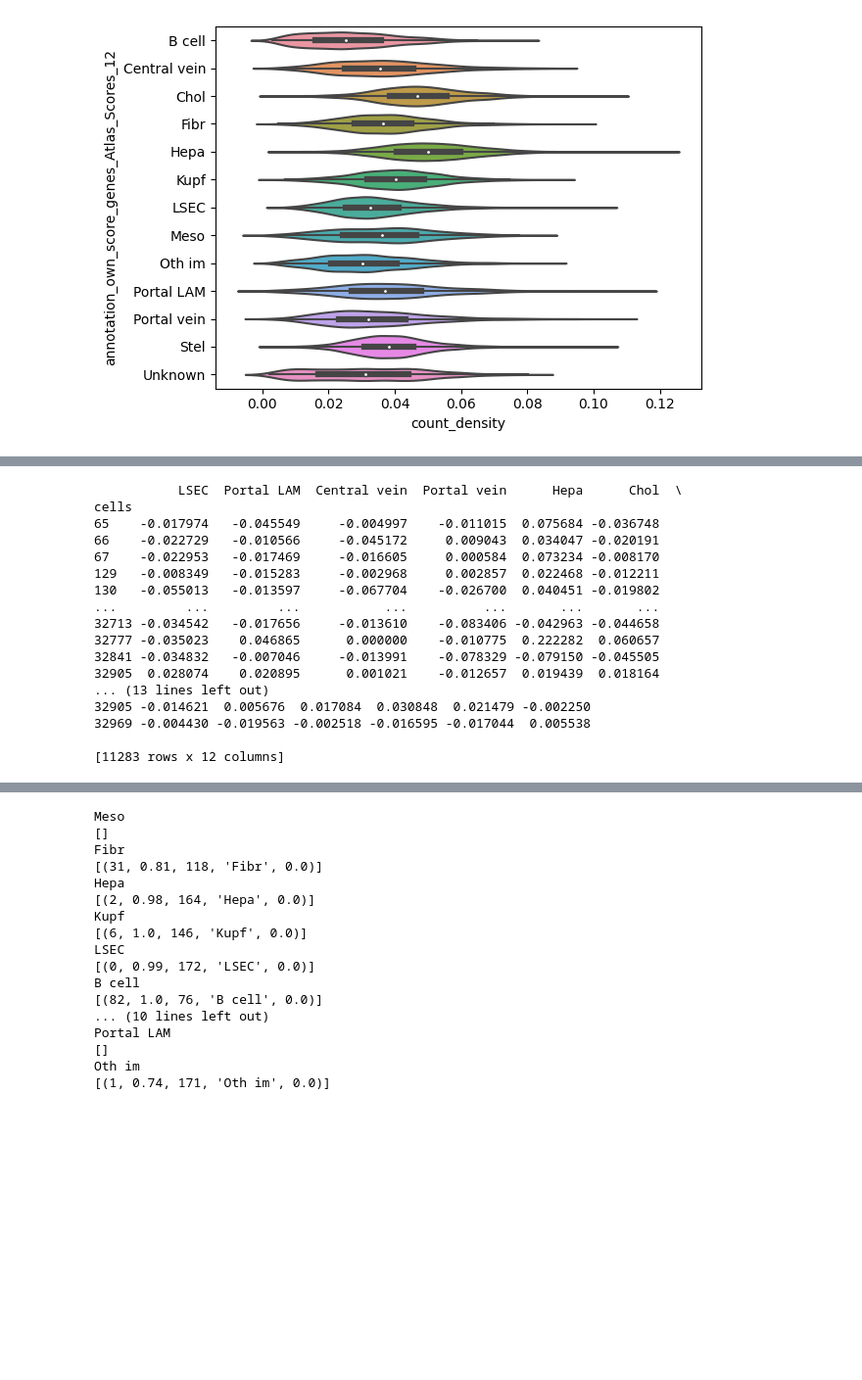
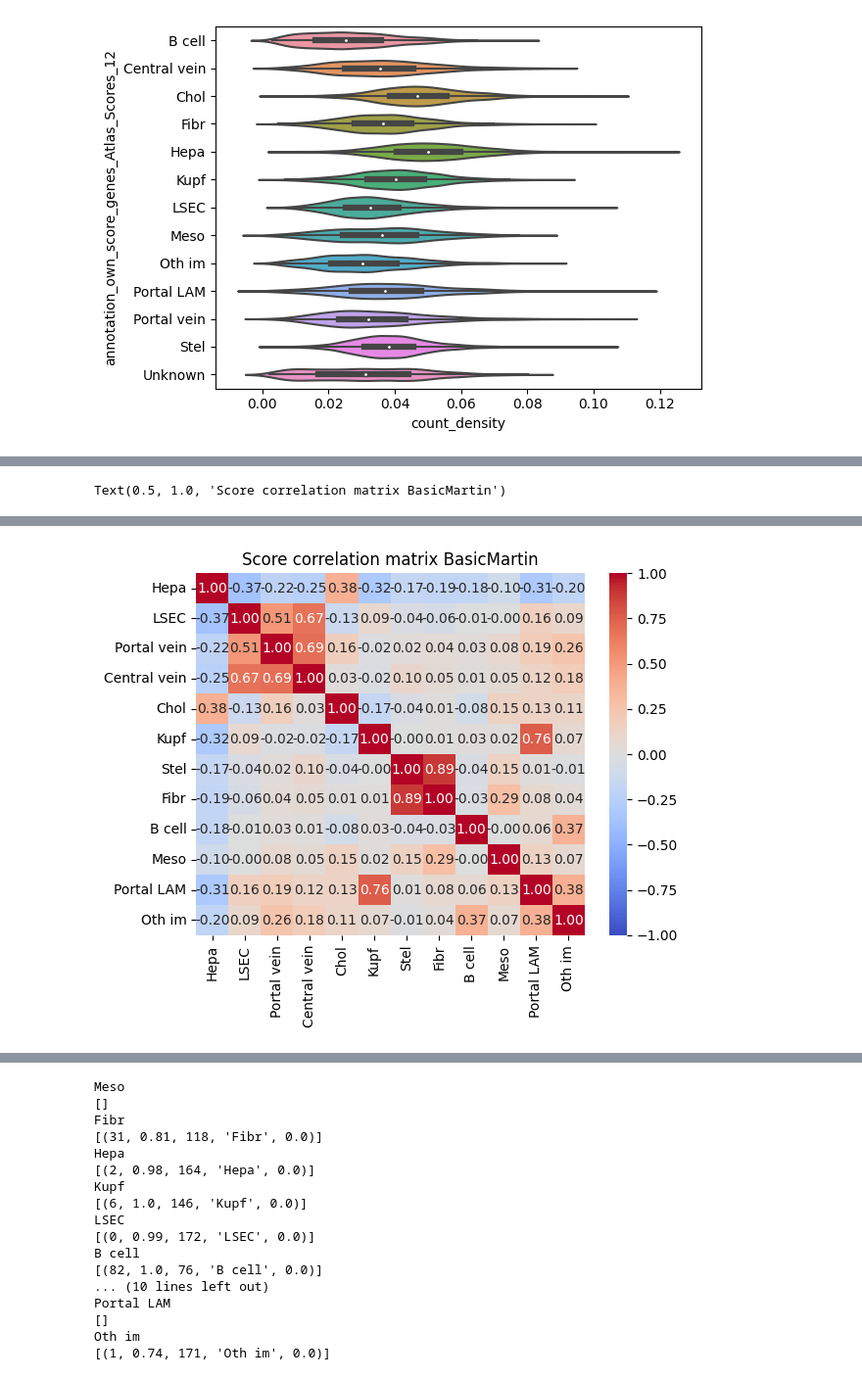
Before and after one commit to WoutVanhenden/Thesis, a Jupyter notebook: extra_plots.ipynb, the cells around one changed output, grey strips where cells are left out. Shown at 98% size. Cells and saved outputs as stored; diff of their text form; code cells hidden in the pictures; blank space fills up the shorter version.

Commit message:
correlation

```diff
--- a/extra_plots.ipynb
+++ b/extra_plots.ipynb
@@ -81,3 +59,0 @@ annotation2_scores = annotation2[11:]
-# %%
-anndata = anndata_objects[4]
-anndata.uns[annotation2_scores]
@@ -98,29 +60,21 @@ anndata.uns[annotation2_scores]
+# %%
+annotation = 'annotation_own_score_genes_BasicMartin_12'
+path_mg = "/home/wout/Documents/Thesis_lokaal/Mouse_Liver_Resolve_Data/BasicMartin.csv"
+name = 'BasicMartin'
+# drop first 11 characters
+annotation_scores = annotation[11:]
 # %%
 corr_matrices = []
 for anndata in anndata_objects:
-    scores = anndata.uns[annotation1_scores]
+    scores = anndata.uns[annotation_scores]
     corr_matrix = scores.corr(method='pearson')
     corr_matrices.append(corr_matrix)
-    print(scores)
-    break
 # average df in corr_matrices
 average_corr_matrix = sum(corr_matrices)/len(corr_matrices)
 average_corr_matrix
+# make heatmap
+sns.heatmap(average_corr_matrix, annot=True,fmt='.2f',vmin=-1, vmax=1, cmap='coolwarm')
+# add title
+plt.title('Score correlation matrix '+name)
 # %% [output]
-           LSEC  Portal LAM  Central vein  Portal vein      Hepa      Chol  \
-cells
-65    -0.017974   -0.045549     -0.004997    -0.011015  0.075684 -0.036748
-66    -0.022729   -0.010566     -0.045172     0.009043  0.034047 -0.020191
-67    -0.022953   -0.017469     -0.016605     0.000584  0.073234 -0.008170
-129   -0.008349   -0.015283     -0.002968     0.002857  0.022468 -0.012211
-130   -0.055013   -0.013597     -0.067704    -0.026700  0.040451 -0.019802
-...         ...         ...           ...          ...       ...       ...
-32713 -0.034542   -0.017656     -0.013610    -0.083406 -0.042963 -0.044658
-32777 -0.035023    0.046865      0.000000    -0.010775  0.222282  0.060657
-32841 -0.034832   -0.007046     -0.013991    -0.078329 -0.079150 -0.045505
-32905  0.028074    0.020895      0.001021    -0.012657  0.019439  0.018164
-... (13 lines left out)
-32905 -0.014621  0.005676  0.017084  0.030848  0.021479 -0.002250
-32969 -0.004430 -0.019563 -0.002518 -0.016595 -0.017044  0.005538
-
-[11283 rows x 12 columns]
+Text(0.5, 1.0, 'Score correlation matrix BasicMartin')
@@ -139,0 +81 @@ cells
+[figure, added]
```
Also changed, not shown: parts of 7 cells of this notebook, 1 other file.
